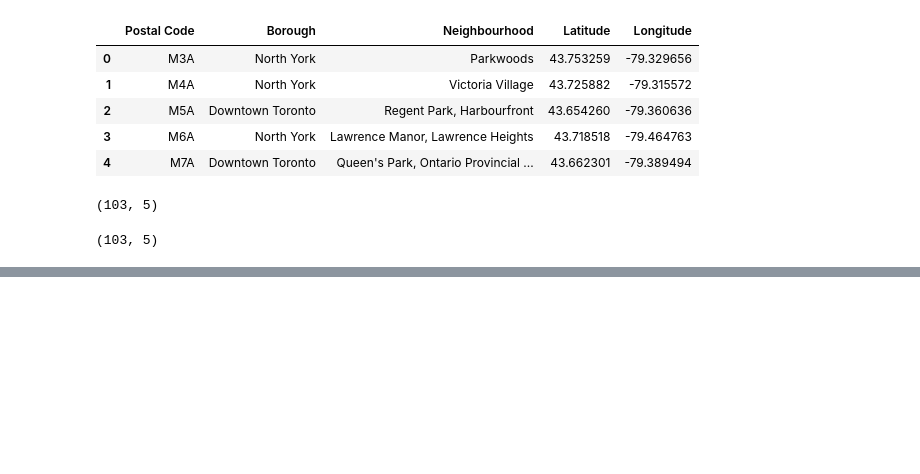
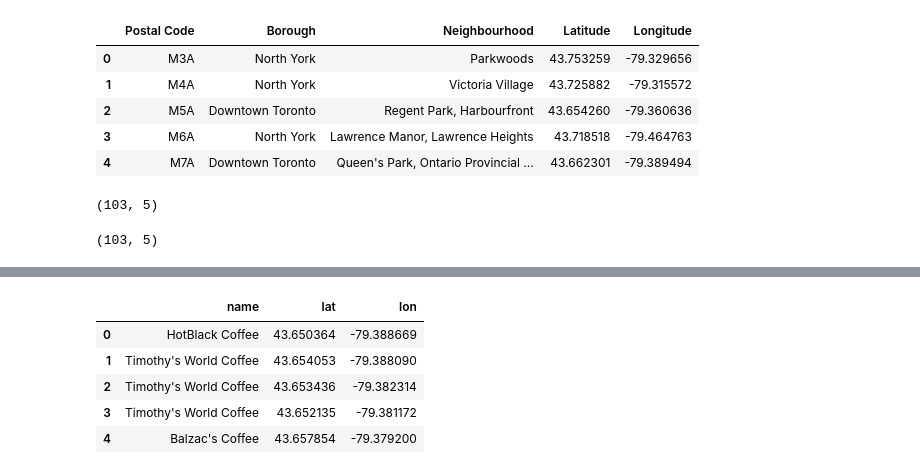
Before and after one commit to aditimehta91/Coursera_Capstone, a Jupyter notebook: Week 4- Capstone project.ipynb, the cells around one changed output, grey strips where cells are left out. Saved outputs shown, nothing was run; the diff lists cells and outputs as text; code cells hidden in the pictures; blank space fills up the shorter version.

```diff
--- a/Week 4- Capstone project.ipynb
+++ b/Week 4- Capstone project.ipynb
@@ -173,0 +179,8 @@ df_ll.shape
+# %%
+CLIENT_ID='XDD3O354EQ4HSN3MBOVZMD54IE05U1RZ1YEGMGZJJ4AAK5EA'
+CLIENT_SECRET='PCHDYEDPYRHQAB4HJPDHZGXSSTWPSG23DWW4IHWWDIB02T2K'
+VERSION='20212302'
+geo=Nominatim(user_agent="my_app")
+location=geo.geocode('Toronto')
+lat=location.latitude
+lon=location.longitude
@@ -173,0 +195,11 @@ df_ll.shape
+# %%
+url='https://api.foursquare.com/v2/venues/search?&client_id={}&client_secret={}&v={}&ll={},{}&limit={}&query={}'.format(
+    CLIENT_ID,
+    CLIENT_SECRET,
+    VERSION,
+    lat,
+    lon,
+    50,
+    'coffee'
+)
+url
@@ -173,0 +210,3 @@ df_ll.shape
+# %%
+result=requests.get(url).json()
+result
@@ -173,0 +231,20 @@ df_ll.shape
+# %%
+venues=result['response']['venues']
+coffee_lat=[]
+coffee_lon=[]
+coffee_name=[]
+coffee_neigh=[]
+for i in range(len(venues)):
+    coffee_lat.append(venues[i]['location']['lat'])
+    coffee_lon.append(venues[i]['location']['lng'])
+    coffee_name.append(venues[i]['name'])
+data={'name':coffee_name,'lat':coffee_lat,'lon':coffee_lon}
+df_coffee=pd.DataFrame(data)
+df_coffee.head()
+# %% [output]
+|  | name | lat | lon |
+| 0 | HotBlack Coffee | 43.650364 | -79.388669 |
+| 1 | Timothy's World Coffee | 43.654053 | -79.388090 |
+| 2 | Timothy's World Coffee | 43.653436 | -79.382314 |
+| 3 | Timothy's World Coffee | 43.652135 | -79.381172 |
+| 4 | Balzac's Coffee | 43.657854 | -79.379200 |
```
Also changed, not shown: parts of 17 cells of this notebook.
